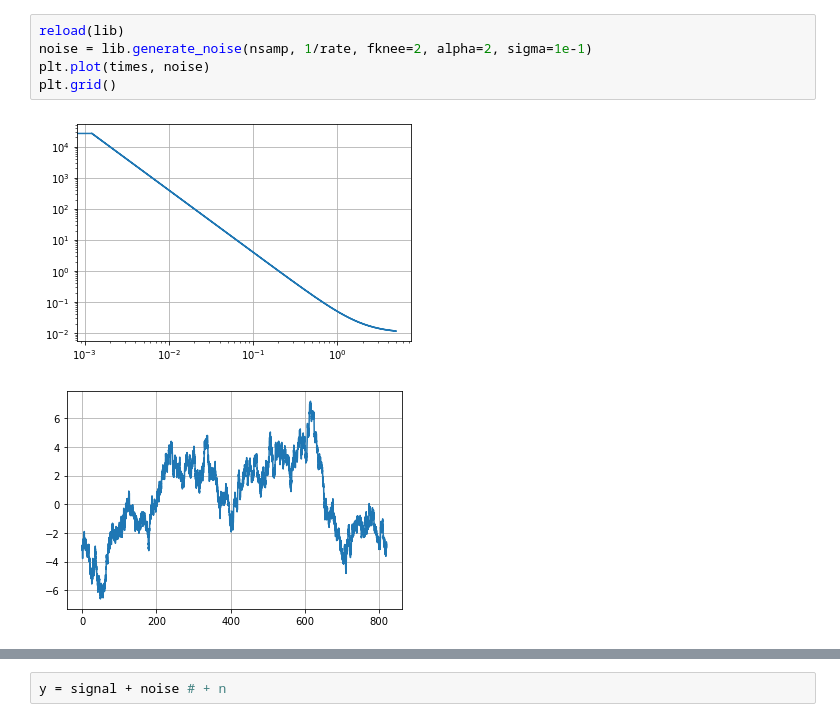
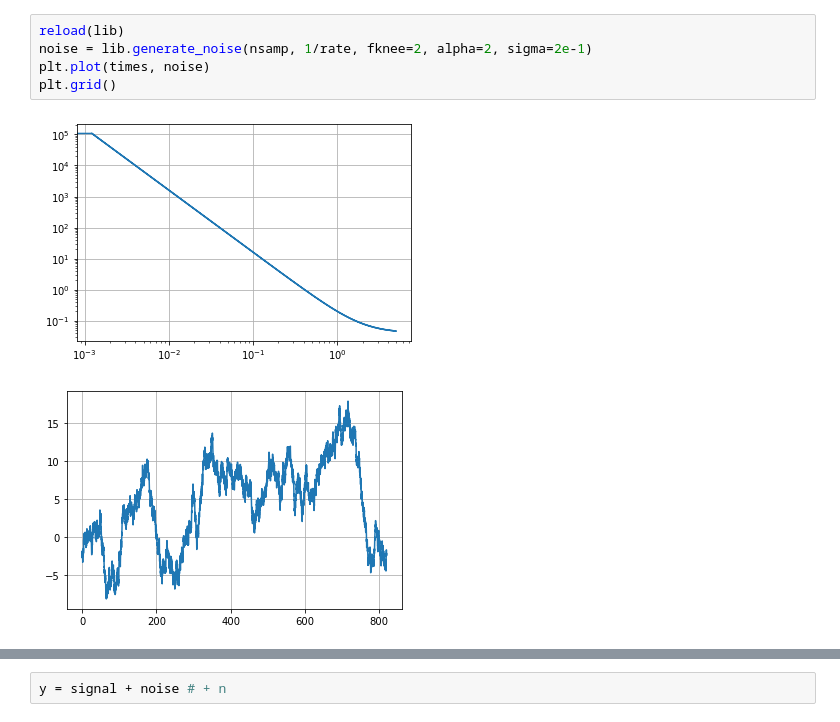
Before and after one commit to catyz/destripe, a Jupyter notebook: 2d_destripe.ipynb, the cells around one changed output, grey strips where cells are left out. Saved outputs shown, nothing was run; the diff lists cells and outputs as text.

```diff
--- a/2d_destripe.ipynb
+++ b/2d_destripe.ipynb
@@ -45,11 +45,11 @@ plt.grid()
 # %%
 reload(lib)
-noise = lib.generate_noise(nsamp, 1/rate, fknee=2, alpha=2, sigma=1e-1)
+noise = lib.generate_noise(nsamp, 1/rate, fknee=2, alpha=2, sigma=2e-1)
 plt.plot(times, noise)
 plt.grid()
 # %% [output]
-[figure, old version]
+[figure, new version]
-[figure, old version]
+[figure, new version]
 # %%
 freqs = np.fft.rfftfreq(nsamp, 1/rate)
 fft_signal = np.fft.rfft(signal)
```
Also changed, not shown: parts of 12 cells of this notebook, 4 other files.
